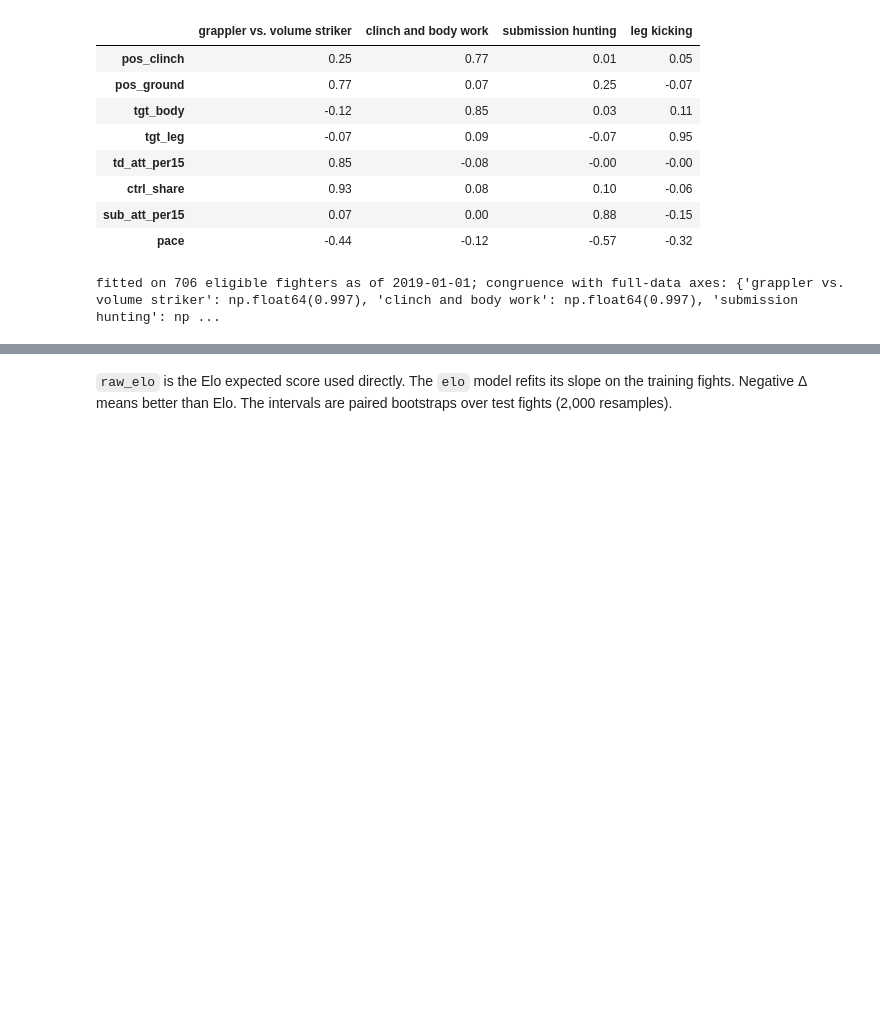
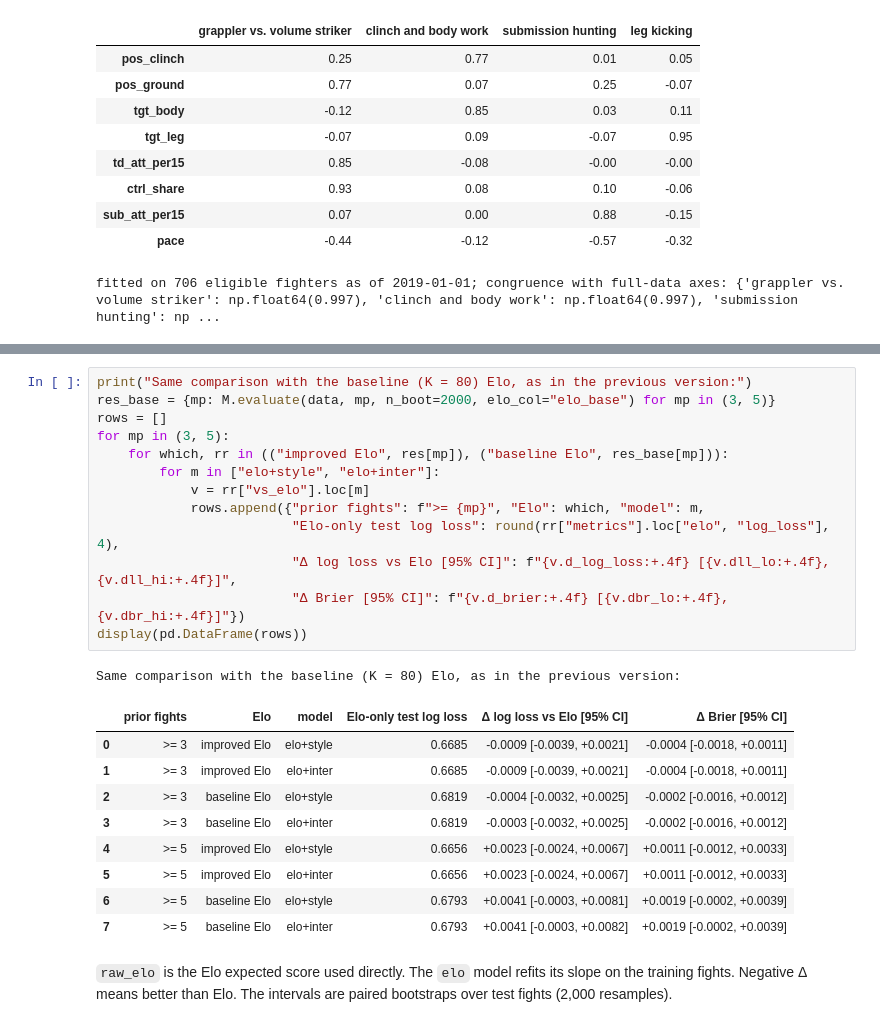
Before and after one commit to bbress467/ufc-styles, a Jupyter notebook: notebooks/07_matchups.ipynb, the cells around one changed output, grey strips where cells are left out. Cells and saved outputs as stored; diff of their text form; blank space fills up the shorter version.

```diff
--- a/notebooks/07_matchups.ipynb
+++ b/notebooks/07_matchups.ipynb
@@ -127,3 +168,27 @@ chosen penalties: {'elo': 0.0, 'elo+style': 3.0, 'elo+inter': 100000.0} | max |P
+# %%
+print("Same comparison with the baseline (K = 80) Elo, as in the previous version:")
+res_base = {mp: M.evaluate(data, mp, n_boot=2000, elo_col="elo_base") for mp in (3, 5)}
+rows = []
+for mp in (3, 5):
+    for which, rr in (("improved Elo", res[mp]), ("baseline Elo", res_base[mp])):
+        for m in ["elo+style", "elo+inter"]:
+            v = rr["vs_elo"].loc[m]
+            rows.append({"prior fights": f">= {mp}", "Elo": which, "model": m,
+                         "Elo-only test log loss": round(rr["metrics"].loc["elo", "log_loss"], 4),
+                         "Δ log loss vs Elo [95% CI]": f"{v.d_log_loss:+.4f} [{v.dll_lo:+.4f}, {v.dll_hi:+.4f}]",
+                         "Δ Brier [95% CI]": f"{v.d_brier:+.4f} [{v.dbr_lo:+.4f}, {v.dbr_hi:+.4f}]"})
+display(pd.DataFrame(rows))
+# %% [output]
+Same comparison with the baseline (K = 80) Elo, as in the previous version:
+|  | prior fights | Elo | model | Elo-only test log loss | Δ log loss vs Elo [95% CI] | Δ Brier [95% CI] |
+| 0 | >= 3 | improved Elo | elo+style | 0.6685 | -0.0009 [-0.0039, +0.0021] | -0.0004 [-0.0018, +0.0011] |
+| 1 | >= 3 | improved Elo | elo+inter | 0.6685 | -0.0009 [-0.0039, +0.0021] | -0.0004 [-0.0018, +0.0011] |
+| 2 | >= 3 | baseline Elo | elo+style | 0.6819 | -0.0004 [-0.0032, +0.0025] | -0.0002 [-0.0016, +0.0012] |
+| 3 | >= 3 | baseline Elo | elo+inter | 0.6819 | -0.0003 [-0.0032, +0.0025] | -0.0002 [-0.0016, +0.0012] |
+| 4 | >= 5 | improved Elo | elo+style | 0.6656 | +0.0023 [-0.0024, +0.0067] | +0.0011 [-0.0012, +0.0033] |
+| 5 | >= 5 | improved Elo | elo+inter | 0.6656 | +0.0023 [-0.0024, +0.0067] | +0.0011 [-0.0012, +0.0033] |
+| 6 | >= 5 | baseline Elo | elo+style | 0.6793 | +0.0041 [-0.0003, +0.0081] | +0.0019 [-0.0002, +0.0039] |
+| 7 | >= 5 | baseline Elo | elo+inter | 0.6793 | +0.0041 [-0.0003, +0.0082] | +0.0019 [-0.0002, +0.0039] |
 # %% [markdown]
 `raw_elo` is the Elo expected score used directly. The `elo` model refits its slope on the training fights. Negative Δ means better
 than Elo. The intervals are paired bootstraps over test fights (2,000 resamples).
```
Also changed, not shown: parts of 15 cells of this notebook, 5 other files.
